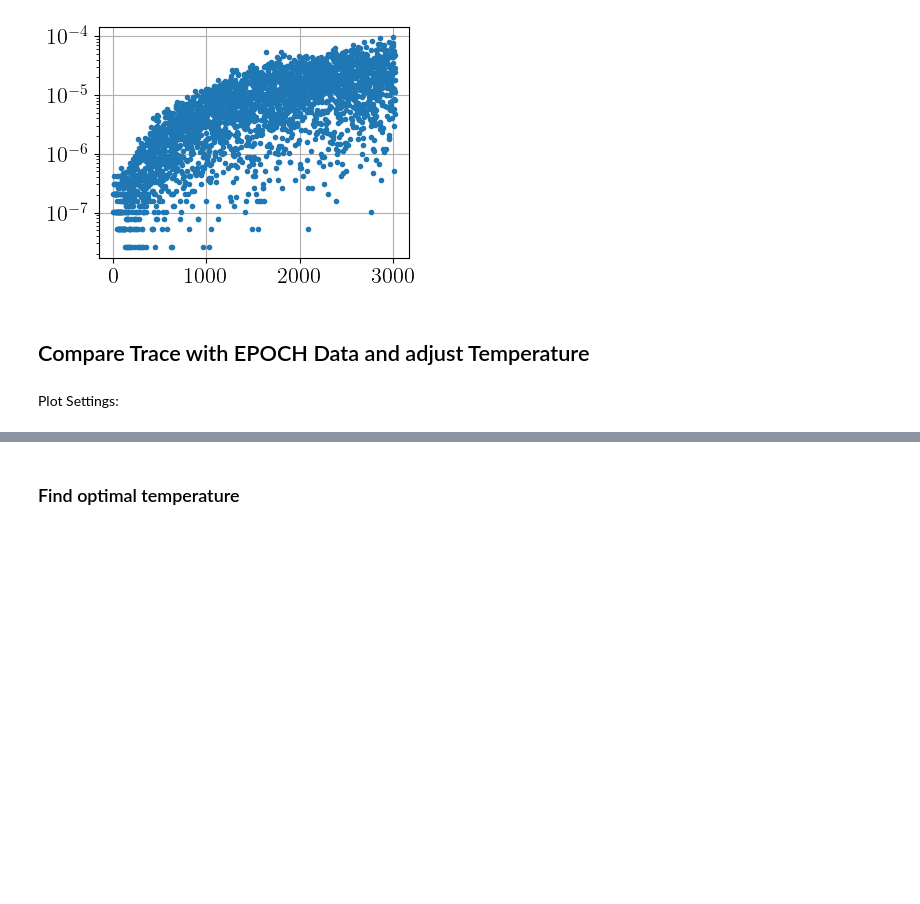
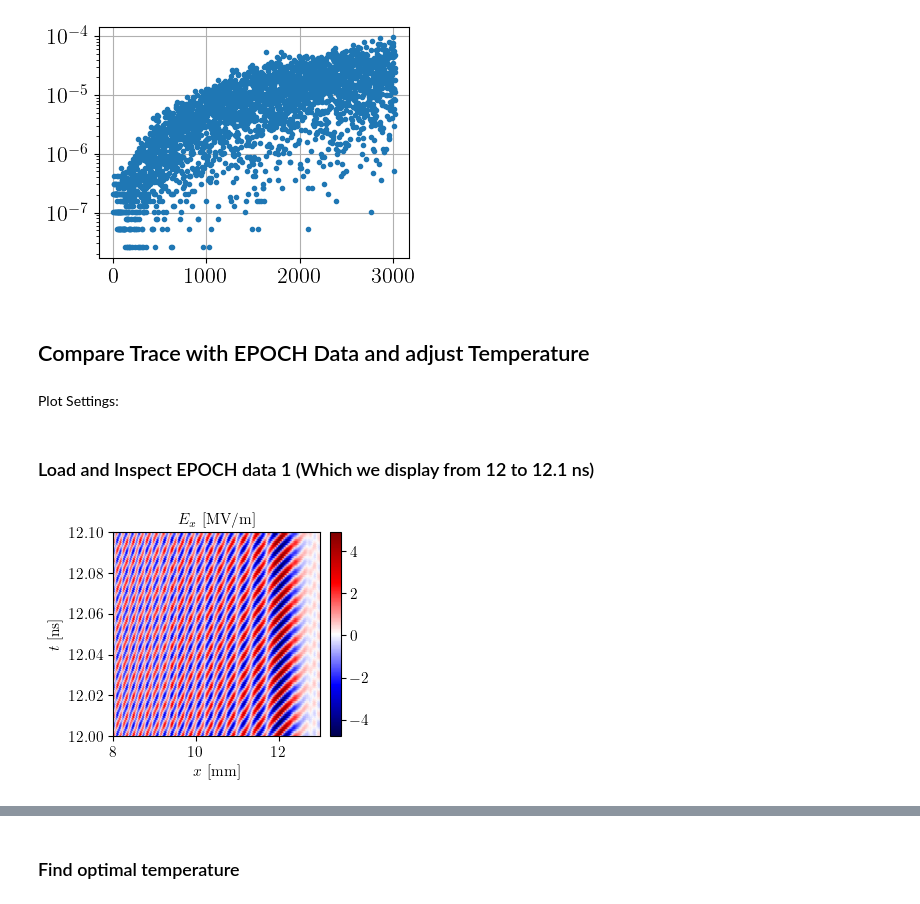
Before and after one commit to runehoejlund/plasma-ray-tracer, a Jupyter notebook: mgo_ex_X_EBW.ipynb, the cells around one changed output, grey strips where cells are left out. Drawn from its saved outputs; the diff is of its cells as text; code cells hidden in the pictures; blank space fills up the shorter version.

```diff
--- a/mgo_ex_X_EBW.ipynb
+++ b/mgo_ex_X_EBW.ipynb
@@ -275,4 +275,28 @@ rcParams.update({
 rcParams['axes.titlepad'] = 11
 
 cm = 1/2.54 # 1 cm = 1/2.54 inch
+# %% [markdown]
+### Load and Inspect EPOCH data 1 (Which we display from 12 to 12.1 ns)
+# %%
+epoch_data_full = np.load('./epoch_data/XBData.npz')
+# %%
+tmin = 12e-9
+tmax = 12.1e-9
+where_t = np.where((epoch_data_full['t'] >= tmin) & (epoch_data_full['t'] <= tmax))
+fig = plt.figure(constrained_layout=True, figsize=(8.4*cm, 7*cm))
+
+# plt.contourf(epoch_data_full['x']*1e3, epoch_data_full['t'][where_t]*1e9, epoch_data_full['E'][where_t], cmap='seismic', levels=20)
+plt.pcolormesh(epoch_data_full['x']*1e3, epoch_data_full['t'][where_t]*1e9, epoch_data_full['E'][where_t]*1e-6, shading='gouraud', cmap='seismic')
+# plt.title('Results from Epoch Simulation')
+plt.xlim(8, 13)
+plt.xticks([8, 10, 12])
+plt.yticks(np.linspace(12, 12.1, 6))
+plt.xlabel(r'$x$ [mm]')
+plt.ylabel(r'$t$ [ns]')
+plt.title(r'$E_x$ [MV/m]', fontsize=11)
+plt.colorbar()
+plt.savefig('./plots/XB_epoch_data.png', dpi=300)
+plt.show()
+# %% [output]
+[figure, added]
 # %% [markdown]
```
Also changed, not shown: parts of 19 cells of this notebook, 9 other files.
